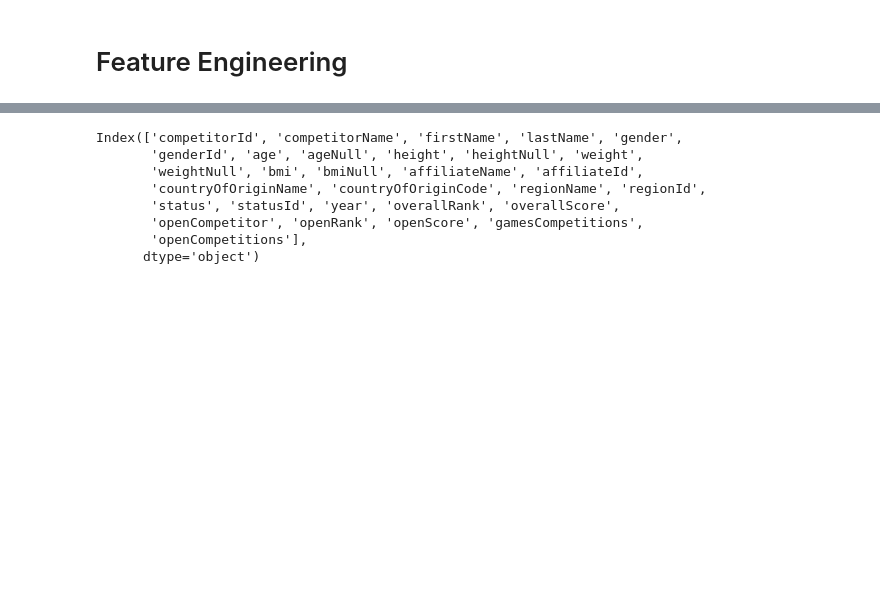
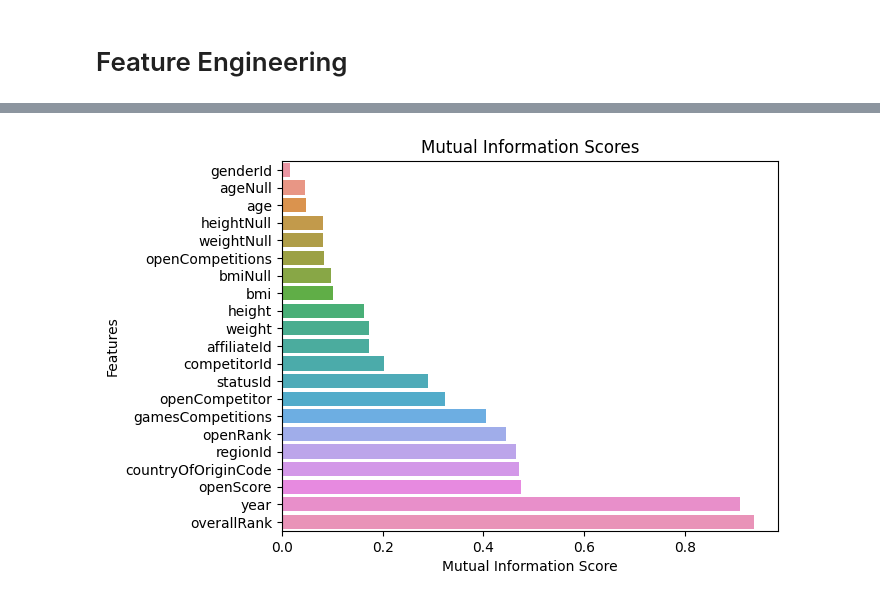
Before and after one commit to tgomesjuliana/ds-crossfit-games-competitions, a Jupyter notebook: feature_engineering.ipynb, the cells around one changed output, grey strips where cells are left out. Cells and saved outputs as stored; diff of their text form; code cells hidden in the pictures; blank space fills up the shorter version.

```diff
--- a/feature_engineering.ipynb
+++ b/feature_engineering.ipynb
@@ -21,7 +36,16 @@ df_games_and_open = df_games_and_open[df_games_and_open['year'] != 2023]
 # %%
-from sklearn.feature_selection import mutual_info_regression
+def calculate_mi_scores(X, y, discrete_features):
+    """
+    Calculate Mutual Information (MI) scores for each feature in the dataset.
 
-def make_mi_scores(X, y, discrete_features):
+    Parameters:
+        X (pd.DataFrame): Input data containing features.
+        y (pd.Series): Target variable.
+        discrete_features (pd.Series): Boolean Series indicating which features are discrete.
+
+    Returns:
+        pd.Series: MI scores for each feature, sorted in descending order.
+    """
     # Compute mutual information scores
     mi_scores = mutual_info_regression(X, y, discrete_features=discrete_features)
 
@@ -34,14 +58,14 @@ def make_mi_scores(X, y, discrete_features):
     return mi_scores
 
 # Select the relevant data and target variables
-X = df_games_and_open.select_dtypes(include=[np.number]).copy()
+X = df_games_and_open.select_dtypes(include=np.number).copy()
 y = X.pop('overallScore')
 
 # Identify discrete features (integer columns)
 discrete_features = X.dtypes == int
 
-# Compute MI scores using the make_mi_scores function
-mi_scores = make_mi_scores(X, y, discrete_features)
+# Calculate MI scores using the calculate_mi_scores function
+mi_scores = calculate_mi_scores(X, y, discrete_features)
 
 # Output the MI scores
 mi_scores
@@ -65,40 +89,36 @@ genderId               0.009250
 Name: MI Scores, dtype: float64
 # %%
 def plot_mi_scores(scores):
+    """
+    Plot Mutual Information (MI) scores for each feature in a horizontal bar chart.
+
+    Parameters:
+        scores (pd.Series): MI scores for each feature, sorted in ascending order.
+    """
     # Sort the scores in ascending order
     scores = scores.sort_values(ascending=True)
 
     # Extract the scores and feature names as lists
     width = list(scores)
     ticks = list(scores.index)
 
-    # Create a horizontal bar chart with Plotly
-    fig = go.Figure(go.Bar(
-        x=width,
-        y=ticks,
-        orientation='h'
-    ))
+    # Create a horizontal bar chart with Seaborn
+    sns.barplot(x=width, y=ticks, orient='h')
 
-    # Update the layout of the chart
-    fig.update_layout(
-        title="Mutual Information Scores",  # Set the chart title
-        yaxis_title="Features",  # Set the y-axis label
-        xaxis_title="Mutual Information Score"  # Set the x-axis label
-    )
+    # Set the chart title
+    plt.title("Mutual Information Scores")
+
+    # Set the y-axis label
+    plt.ylabel("Features")
+
+    # Set the x-axis label
+    plt.xlabel("Mutual Information Score")
 
     # Display the chart
-    fig.show()
+    plt.show()
 
+# Plot the MI scores
 plot_mi_scores(mi_scores)
+# %% [output]
+[figure, added]
-# %%
-df_games_and_open.columns
-# %% [output]
-Index(['competitorId', 'competitorName', 'firstName', 'lastName', 'gender',
-       'genderId', 'age', 'ageNull', 'height', 'heightNull', 'weight',
-       'weightNull', 'bmi', 'bmiNull', 'affiliateName', 'affiliateId',
-       'countryOfOriginName', 'countryOfOriginCode', 'regionName', 'regionId',
-       'status', 'statusId', 'year', 'overallRank', 'overallScore',
-       'openCompetitor', 'openRank', 'openScore', 'gamesCompetitions',
-       'openCompetitions'],
-      dtype='object')
 # %%
```
Also changed, not shown: parts of 5 cells of this notebook, 3 other files.
